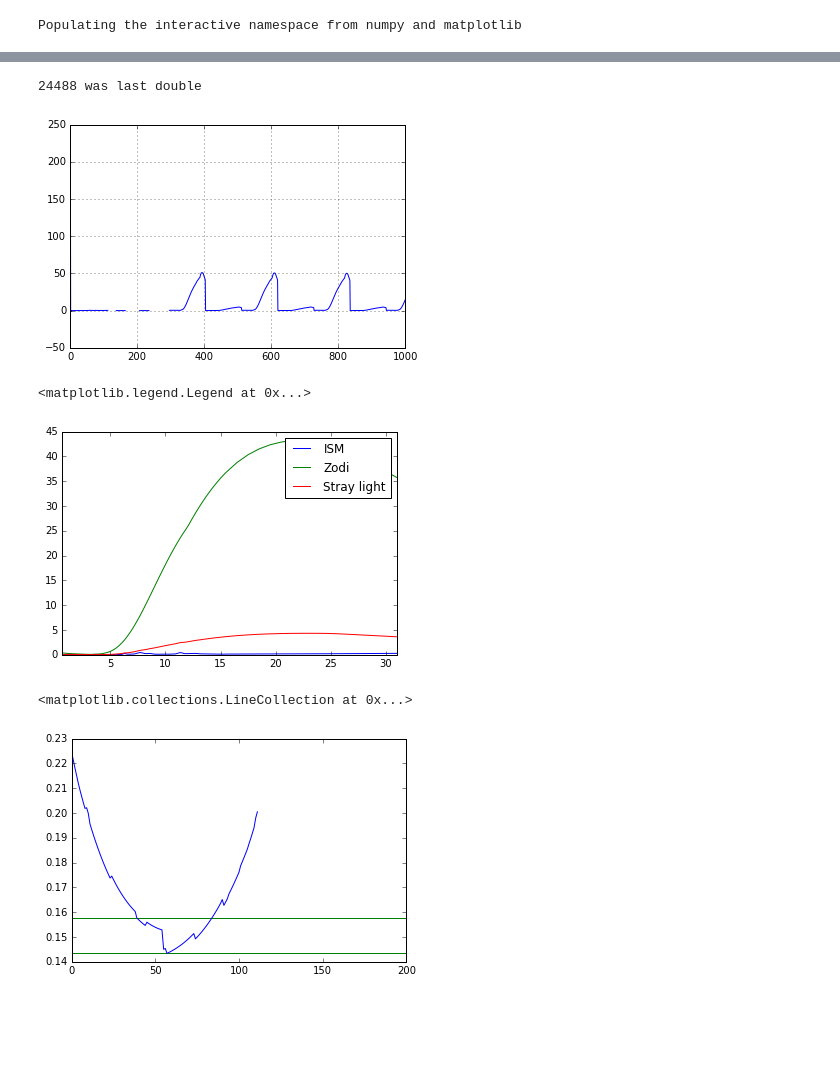
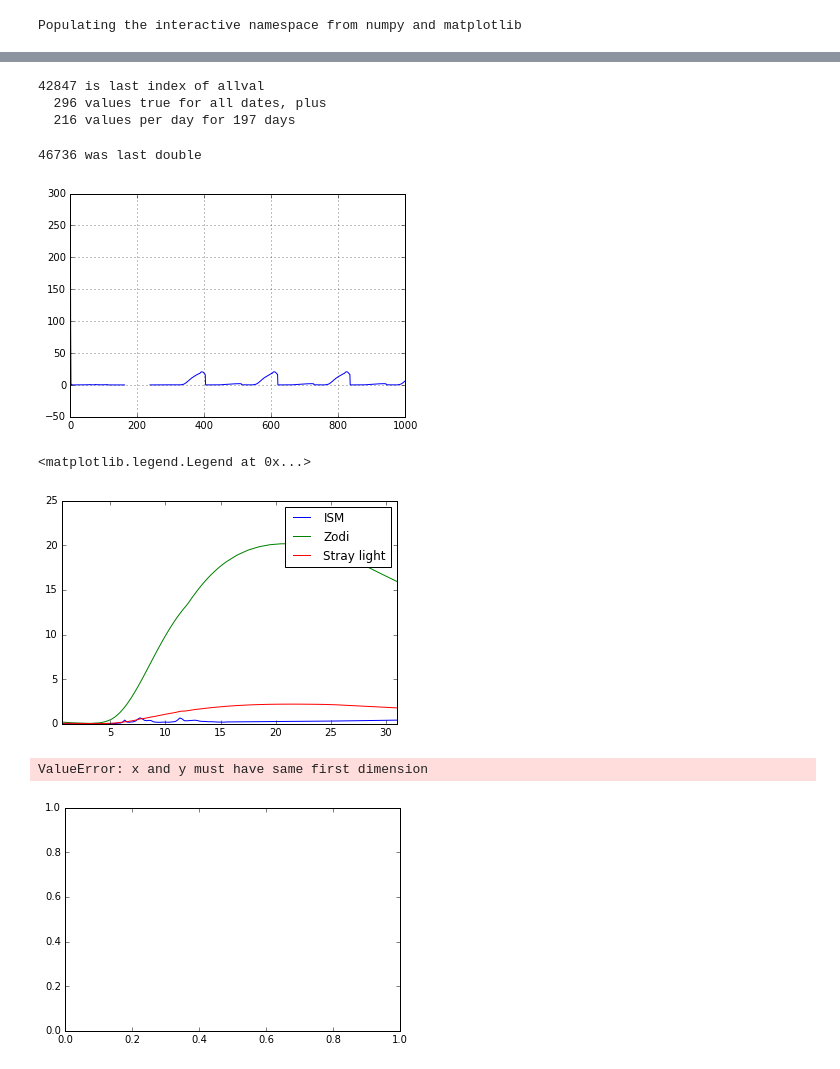
Before and after one commit to janerigby/NB, a Jupyter notebook: precompiled_JWST_bkgs.ipynb, the cells around one changed output, grey strips where cells are left out. Cells and saved outputs as stored; diff of their text form; code cells hidden in the pictures; blank space fills up the shorter version.

```diff
--- a/precompiled_JWST_bkgs.ipynb
+++ b/precompiled_JWST_bkgs.ipynb
@@ -30,27 +30,29 @@ thedir = "/Users/jrrigby1/MISSIONS/JWST/Zody_bathtubs/" # Milk
 wave_file = "updated_std_spectrum_wavelengths.txt"  # Standard wavelength array.  Should be SL_NWave=108 long
 wave_array = np.loadtxt(thedir + wave_file)
 myfiles = ('sl_pix_000593.bin','sl_pix_041303.bin','sl_pix_099422.bin','sl_pix_157139.bin','sl_pix_196512.bin')
-myfile = "bg_samples_for_jane/" + myfiles[2]
+myfile = "bg_samples_for_jane/" + myfiles[3]
 #myfile = "bg_samples_for_jane/sl_pix_099422.bin" #
 SL_NWAVE = len(wave_array)  # should be 108.  Size of wavelength array
 sbet_file = open(thedir + myfile)
 sbet_data = sbet_file.read()
 # %%
 print "File has", len(sbet_data), "bytes, which is", len(sbet_data)/8., "doubles"
-extra_junk = 183 # There are 183 extra doubles before the date-by-date that I cant explain
+size_calendar = 183 # There are 183*8 extra bytes for the calendar
 allval = struct.unpack(str(len(sbet_data)/8) + 'd', sbet_data)
-#perday = 1 + SL_NWAVE*2  # size of a daily chunk
 perday = SL_NWAVE*2  # size of a daily chunk
-static = 5 + SL_NWAVE + extra_junk  # data for position, not time-variable
+static = 5 + SL_NWAVE + size_calendar # data for position, not time-variable
 Ndays = (len(allval)*1.0 - static)/ perday   # if we subtract 2 here, get Ndays as int
 print "Warning, Ndays should be an integer. Is it?", Ndays
 Ndays = int(Ndays)
-print len(allval)-1, "is last index of allval"
-print " ", static, "values true for all dates, plus"
-print " ", perday, "values per day for", Ndays, "days"
-RA = allval[0]
-DEC = allval[1]
-pos = allval[2:5]
-nonzodi_bg = allval[5:5+SL_NWAVE]
-whatisthis = allval[5 + SL_NWAVE  : static]  # Ask Vicki, what is this extra stuff?
+print "debugging", struct.calcsize("365i")/8.
+
+# Unpack the dates, which are integers
+date_map = np.array(struct.unpack('365i', sbet_data[(5 + SL_NWAVE)*8  : static*8-4]))
+print "Out of", len(date_map), "days, these many are legal:", np.sum(date_map >=0), "should=", Ndays
+print "indices of days:", date_map[date_map>=0]
+calendar = np.where(date_map >=0)[0]
+print "calendar date:", calendar
+# So, the index dd in zodi_bg[dd, : ]  corresponds to the calendar day lookup[dd]
+print len(calendar), Ndays
+print len(date_map), len(calendar)
 # %% [output]
@@ -62,3 +76,15 @@ Warning, Ndays should be an integer. Is it? 112.0
+# %%
+print len(allval)-1, "is last index of allval"
+print " ", static, "values true for all dates, plus"
+print " ", perday, "values per day for", Ndays, "days"
+RA = allval[0]
+DEC = allval[1]
+pos = allval[2:5]
+nonzodi_bg = allval[5:5+SL_NWAVE]
+# %% [output]
+42847 is last index of allval
+  296 values true for all dates, plus
+  216 values per day for 197 days
 # %%
 #day            = np.zeros(Ndays)
 zodi_bg        = np.zeros((Ndays,SL_NWAVE))
@@ -76,14 +102,14 @@ print br4, "was last double"
 #print "DEBUGGING", zodi_bg
 #print "DEBUGGING", stray_light_bg
 # %% [output]
-24488 was last double
+46736 was last double
 # %%
 plt.plot(allval)
 plt.xlim(0,1000)
 #plt.ylim(0,30)
 plt.grid()
 # %% [output]
-[figure, old version]
+[figure, new version]
 # %%
 thisday = 100
 plt.plot(wave_array, nonzodi_bg, label="ISM")
@@ -93,14 +119,17 @@ plt.xlim(0.6,31)
 plt.legend()
 # %% [output]
 <matplotlib.legend.Legend at 0x...>
-[figure, old version]
+[figure, new version]
 # %%
 # Plot bathtub curve for 2um
+print
 twomicron = 16 # 2.0 micron is index 16 in wave_array
-plt.plot( range(0,Ndays), zodi_bg[ : , twomicron])
+plt.plot( calendar, zodi_bg[ : , twomicron])
 themin = np.min(zodi_bg[ : , twomicron])
 percentiles = (themin, themin*1.1)
-plt.hlines(percentiles, 0, 200, color='green')
+plt.hlines(percentiles, 0, 365, color='green')
+plt.xlabel("Day of the year")
+plt.ylabel("bkg at " + str(wave_array[twomicron]) + " um (MJy/SR)")
 # %% [output]
-<matplotlib.collections.LineCollection at 0x...>
+ValueError: x and y must have same first dimension
-[figure, old version]
+[figure, new version]
```
Also changed, not shown: parts of 2 cells of this notebook, 1 other file.
